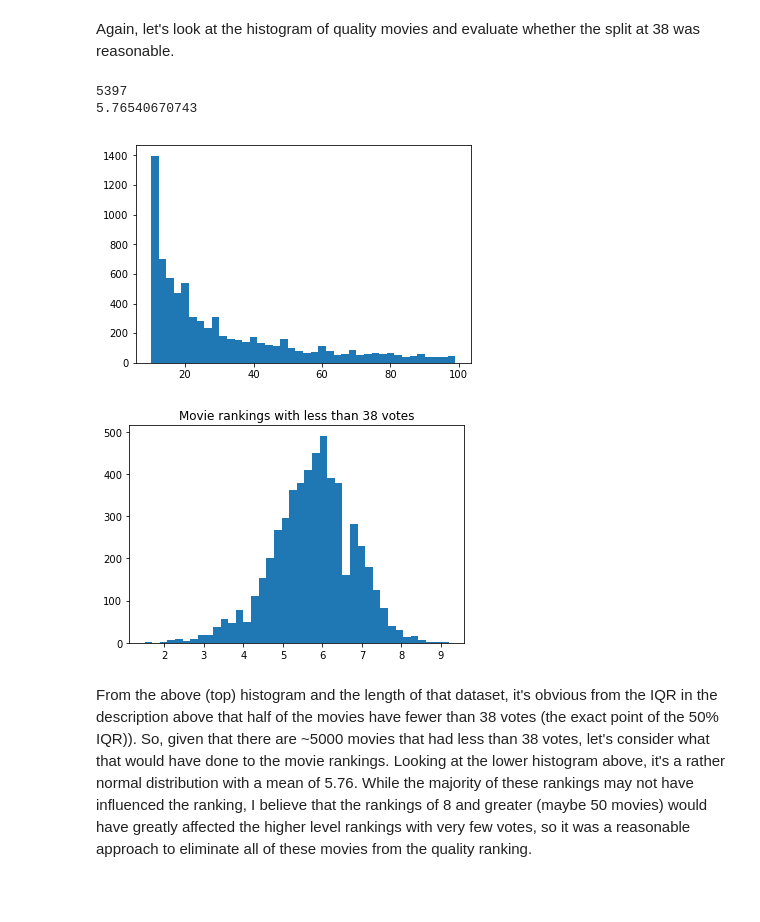
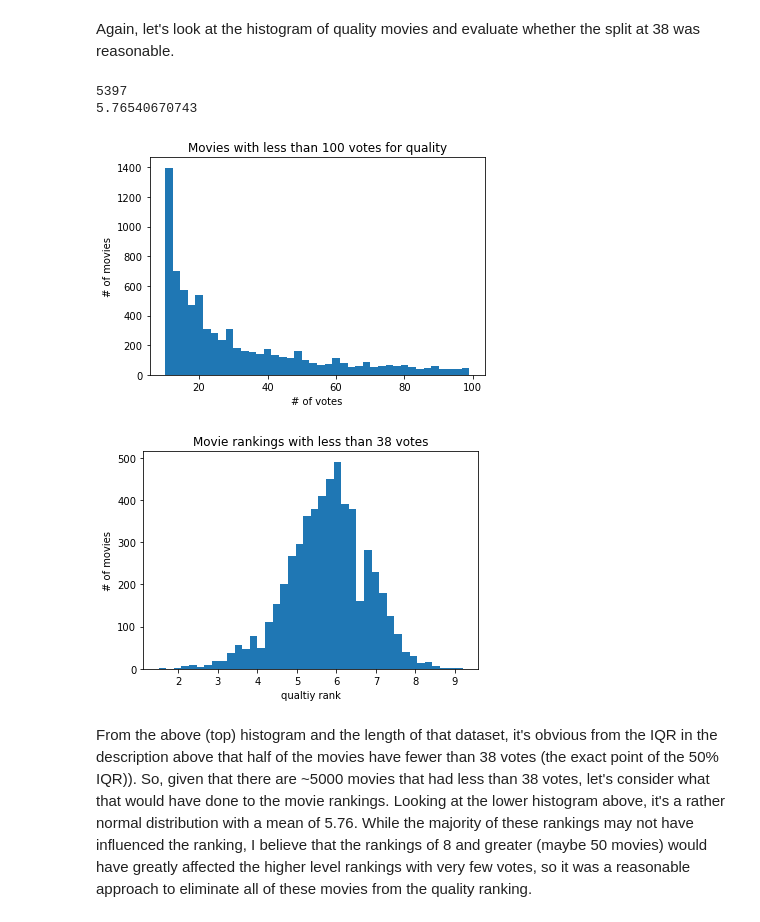
Before and after one commit to SandorAtTheZoo/UdacityDataAnalysisProject2, a Jupyter notebook: investigate-a-dataset-defineMovieSuccess.ipynb, the cells around one changed output. Saved outputs shown, nothing was run; the diff lists cells and outputs as text; code cells hidden in the pictures; blank space fills up the shorter version.

```diff
--- a/investigate-a-dataset-defineMovieSuccess.ipynb
+++ b/investigate-a-dataset-defineMovieSuccess.ipynb
@@ -229,19 +236,24 @@ dtype: int64
 Again, let's look at the histogram of quality movies and evaluate whether the split at 38 was reasonable.
 # %%
 plt.hist(df_quality[df_quality['vote_count']<100]['vote_count'],bins=40);
+plt.title('Movies with less than 100 votes for quality')
+plt.ylabel('# of movies')
+plt.xlabel('# of votes')
 #how many movies had fewer than 38 votes?
 print len(df_quality[df_quality['vote_count']<38])
 #make new plot
 pltAvg = plt.figure()
 #of those with fewer than 38 votes, where did the average movie rank fall?
 plt.hist(df_quality[df_quality['vote_count']<38]['vote_average'],bins=40);
 plt.title('Movie rankings with less than 38 votes');
+plt.ylabel('# of movies')
+plt.xlabel('qualtiy rank')
 print df_quality[df_quality['vote_count']<38]['vote_average'].mean()
 # %% [output]
 5397
 5.76540670743
-[figure, old version]
+[figure, new version]
-[figure, old version]
+[figure, new version]
 # %% [markdown]
 From the above (top) histogram and the length of that dataset, it's obvious from the IQR in the description above that half of the movies have fewer than 38 votes (the exact point of the 50% IQR)).  So, given that there are ~5000 movies that had less than 38 votes, let's consider what that would have done to the movie rankings.  Looking at the lower histogram above, it's a rather normal distribution with a mean of 5.76.  While the majority of these rankings may not have influenced the ranking, I believe that the rankings of 8 and greater (maybe 50 movies) would have greatly affected the higher level rankings with very few votes, so it was a reasonable approach to eliminate all of these movies from the quality ranking.
 # %% [markdown]
```
Also changed, not shown: parts of 10 cells of this notebook, 1 other file.
